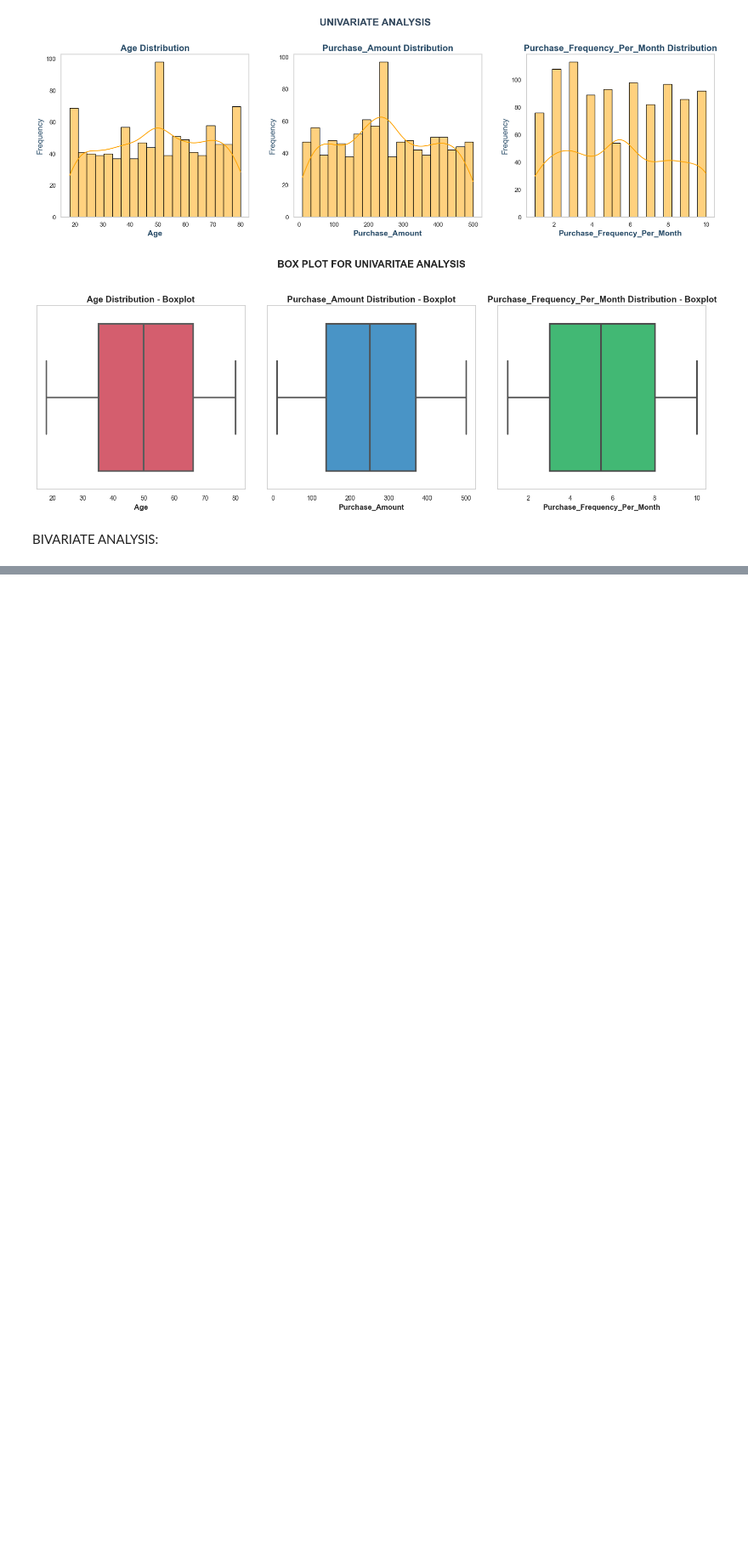
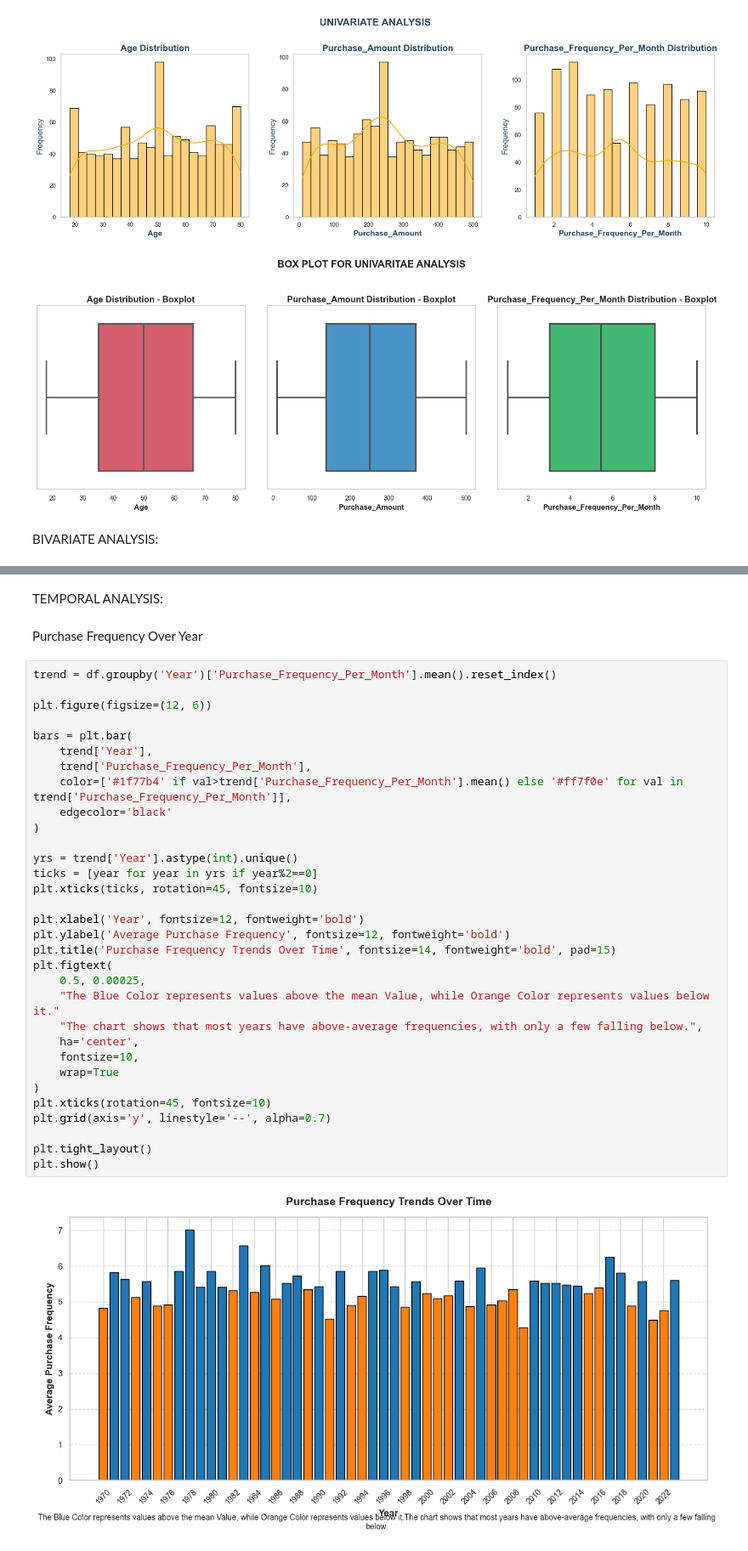
Before and after one commit to shilok09/IDS_Project, a Jupyter notebook: main.ipynb, the cells around one changed output, grey strips where cells are left out. Shown at 85% size. Saved outputs shown, nothing was run; the diff lists cells and outputs as text; blank space fills up the shorter version.

```diff
--- a/main.ipynb
+++ b/main.ipynb
@@ -231,0 +229,38 @@ plt.show()
+# %% [markdown]
+TEMPORAL ANALYSIS:
+# %% [markdown]
+Purchase Frequency Over Year
+# %%
+trend = df.groupby('Year')['Purchase_Frequency_Per_Month'].mean().reset_index()
+
+plt.figure(figsize=(12, 6))
+
+bars = plt.bar(
+    trend['Year'],
+    trend['Purchase_Frequency_Per_Month'],
+    color=['#1f77b4' if val>trend['Purchase_Frequency_Per_Month'].mean() else '#ff7f0e' for val in trend['Purchase_Frequency_Per_Month']],
+    edgecolor='black'
+)
+
+yrs = trend['Year'].astype(int).unique()
+ticks = [year for year in yrs if year%2==0]
+plt.xticks(ticks, rotation=45, fontsize=10)
+
+plt.xlabel('Year', fontsize=12, fontweight='bold')
+plt.ylabel('Average Purchase Frequency', fontsize=12, fontweight='bold')
+plt.title('Purchase Frequency Trends Over Time', fontsize=14, fontweight='bold', pad=15)
+plt.figtext(
+    0.5, 0.00025,
+    "The Blue Color represents values above the mean Value, while Orange Color represents values below it."
+    "The chart shows that most years have above-average frequencies, with only a few falling below.",
+    ha='center',
+    fontsize=10,
+    wrap=True
+)
+plt.xticks(rotation=45, fontsize=10)
+plt.grid(axis='y', linestyle='--', alpha=0.7)
+
+plt.tight_layout()
+plt.show()
+# %% [output]
+[figure, added]
```
Also changed, not shown: parts of 5 cells of this notebook.
